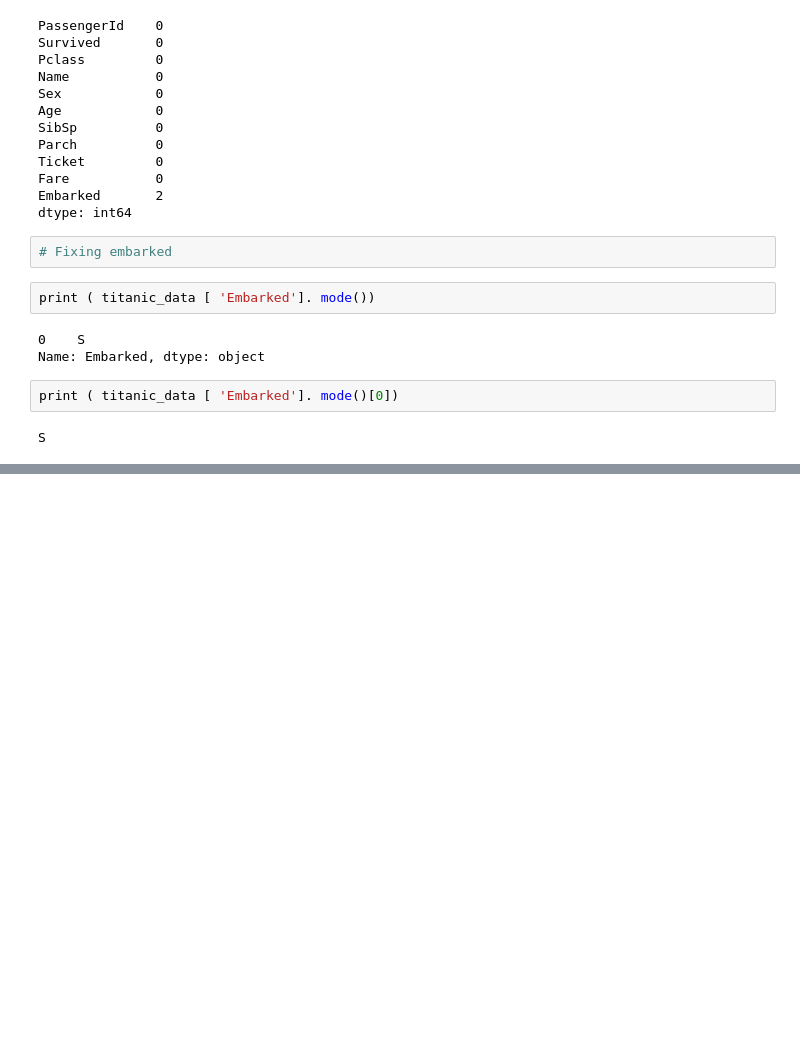
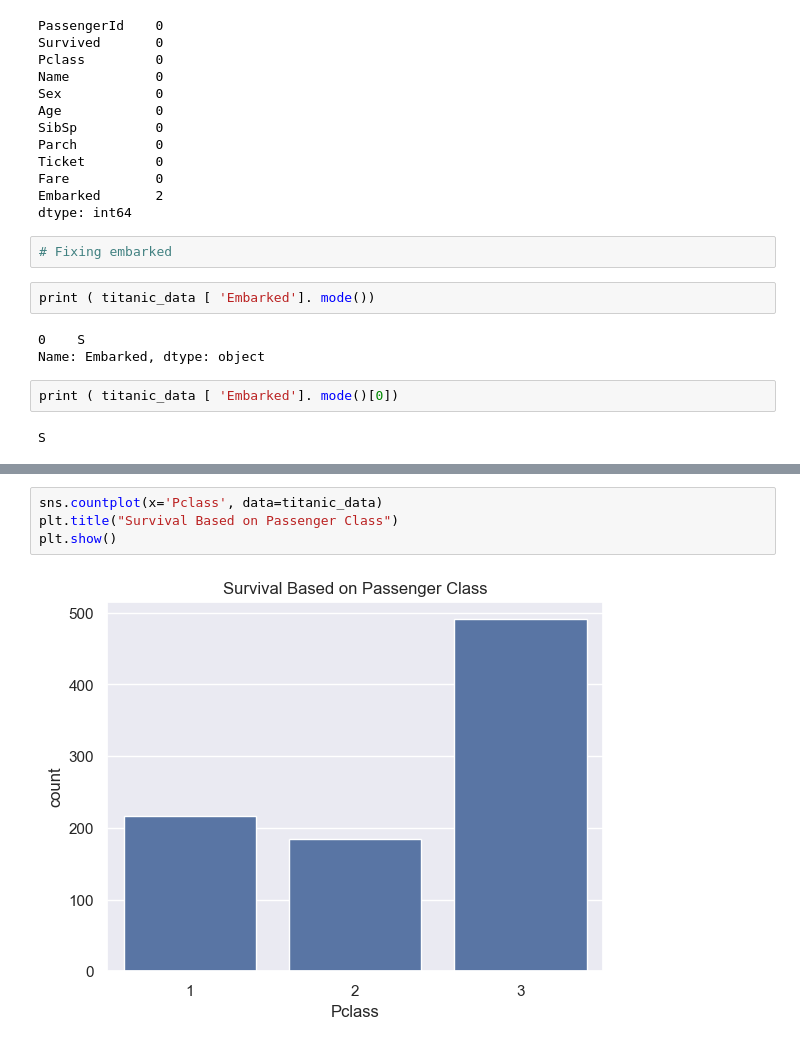
Before and after one commit to Aaratiii/Titanic_-Survival_Prediction, a Jupyter notebook: survival prediction.ipynb, the cells around one changed output, grey strips where cells are left out. Drawn from its saved outputs; the diff is of its cells as text; blank space fills up the shorter version.

```diff
--- a/survival prediction.ipynb
+++ b/survival prediction.ipynb
@@ -172,0 +237,6 @@ SyntaxError: invalid syntax. Perhaps you forgot a comma? (1389354527.py, line 1)
+# %%
+sns.countplot(x='Pclass', data=titanic_data)
+plt.title("Survival Based on Passenger Class")
+plt.show()
+# %% [output]
+[figure, added]
```
Also changed, not shown: parts of 16 cells of this notebook.
